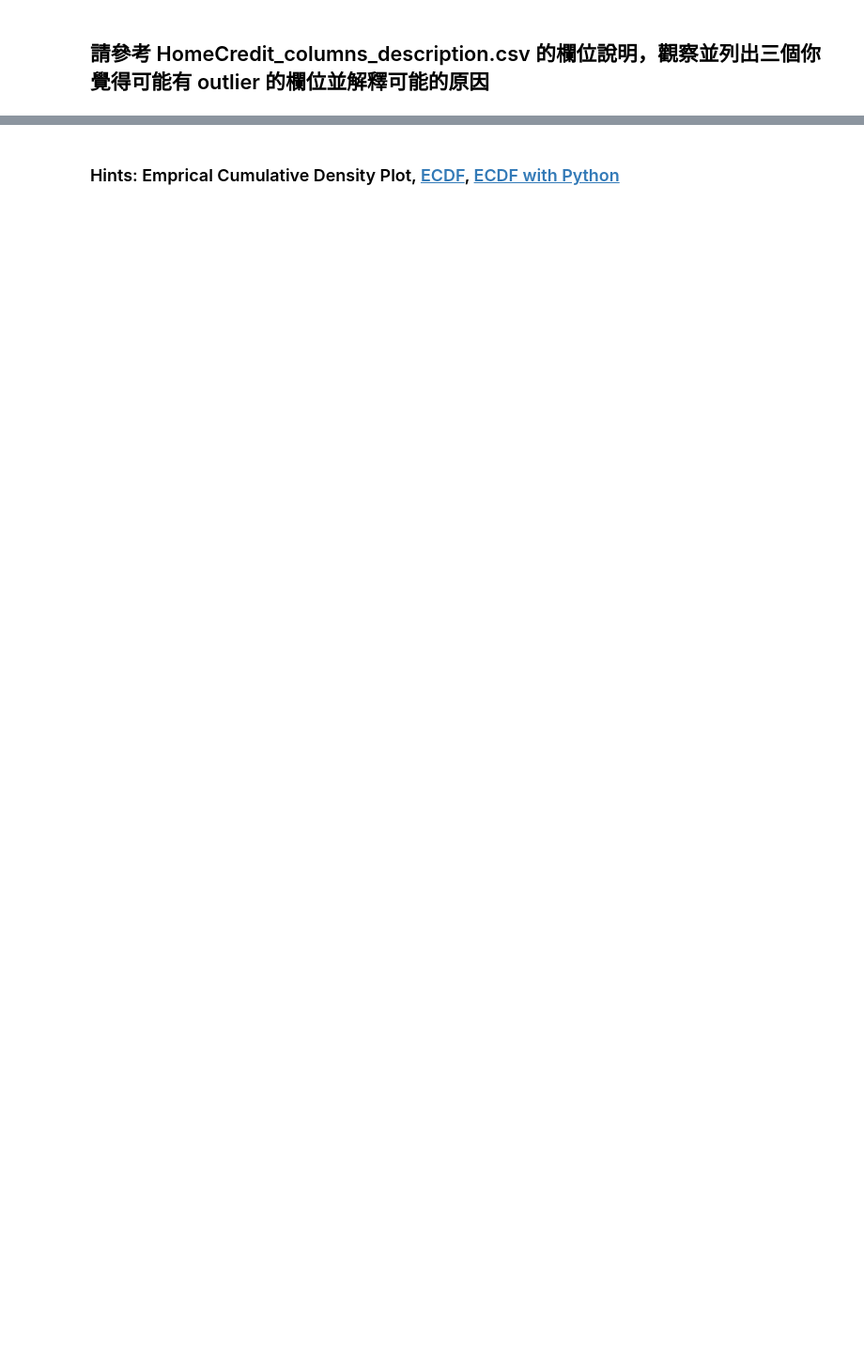
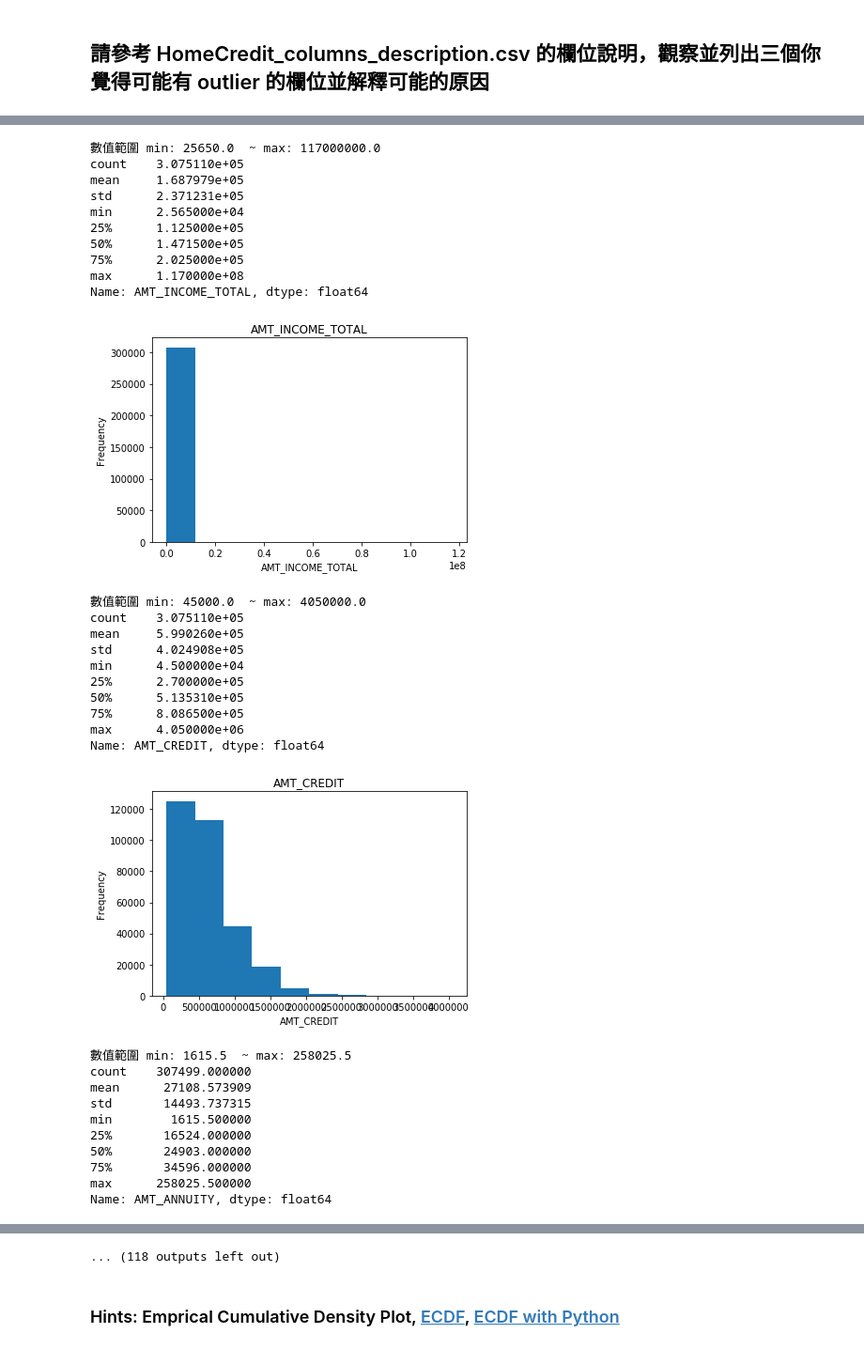
Before and after one commit to jerrytest1h/2nd-ML100Days, a Jupyter notebook: homework/Day_006_HW.ipynb, the cells around one changed output, grey strips where cells are left out. Shown at 94% size. Saved outputs shown, nothing was run; the diff lists cells and outputs as text; code cells hidden in the pictures; blank space fills up the shorter version.

```diff
--- a/homework/Day_006_HW.ipynb
+++ b/homework/Day_006_HW.ipynb
@@ -23,0 +63,6 @@ app_train.head()
+# %%
+# 先篩選數值型的欄位
+dtype_select = ['float64', 'int64']
+numeric_columns = list(app_train.columns[list(app_train.dtypes.isin(dtype_select))])
+
+print(len(numeric_columns))
@@ -43,0 +78,45 @@ for col in numeric_columns:
+# %%
+# 檢視這些欄位的數值範圍
+for col in numeric_columns:
+    """
+    Your CODE HERE, make the box plot
+    """
+    print( "數值範圍 min:", app_train[col].min(), " ~ max:", app_train[col].max())
+    print( app_train[col].describe())
+
+    app_train[col].plot.hist(title = col);
+    plt.xlabel(col);
+    plt.show()
+# %% [output]
+數值範圍 min: 25650.0  ~ max: 117000000.0
+count    3.075110e+05
+mean     1.687979e+05
+std      2.371231e+05
+min      2.565000e+04
+25%      1.125000e+05
+50%      1.471500e+05
+75%      2.025000e+05
+max      1.170000e+08
+Name: AMT_INCOME_TOTAL, dtype: float64
+[figure, added]
+數值範圍 min: 45000.0  ~ max: 4050000.0
+count    3.075110e+05
+mean     5.990260e+05
+std      4.024908e+05
+min      4.500000e+04
+25%      2.700000e+05
+50%      5.135310e+05
+75%      8.086500e+05
+max      4.050000e+06
+Name: AMT_CREDIT, dtype: float64
+[figure, added]
+數值範圍 min: 1615.5  ~ max: 258025.5
+count    307499.000000
+mean      27108.573909
+std       14493.737315
+min        1615.500000
+25%       16524.000000
+50%       24903.000000
+75%       34596.000000
+max      258025.500000
+Name: AMT_ANNUITY, dtype: float64
@@ -44,2 +157,3 @@ for col in numeric_columns:
+... (118 outputs left out)
 # %%
 # 從上面的圖檢查的結果，至少這三個欄位好像有點可疑
```
Also changed, not shown: parts of 12 cells of this notebook.
